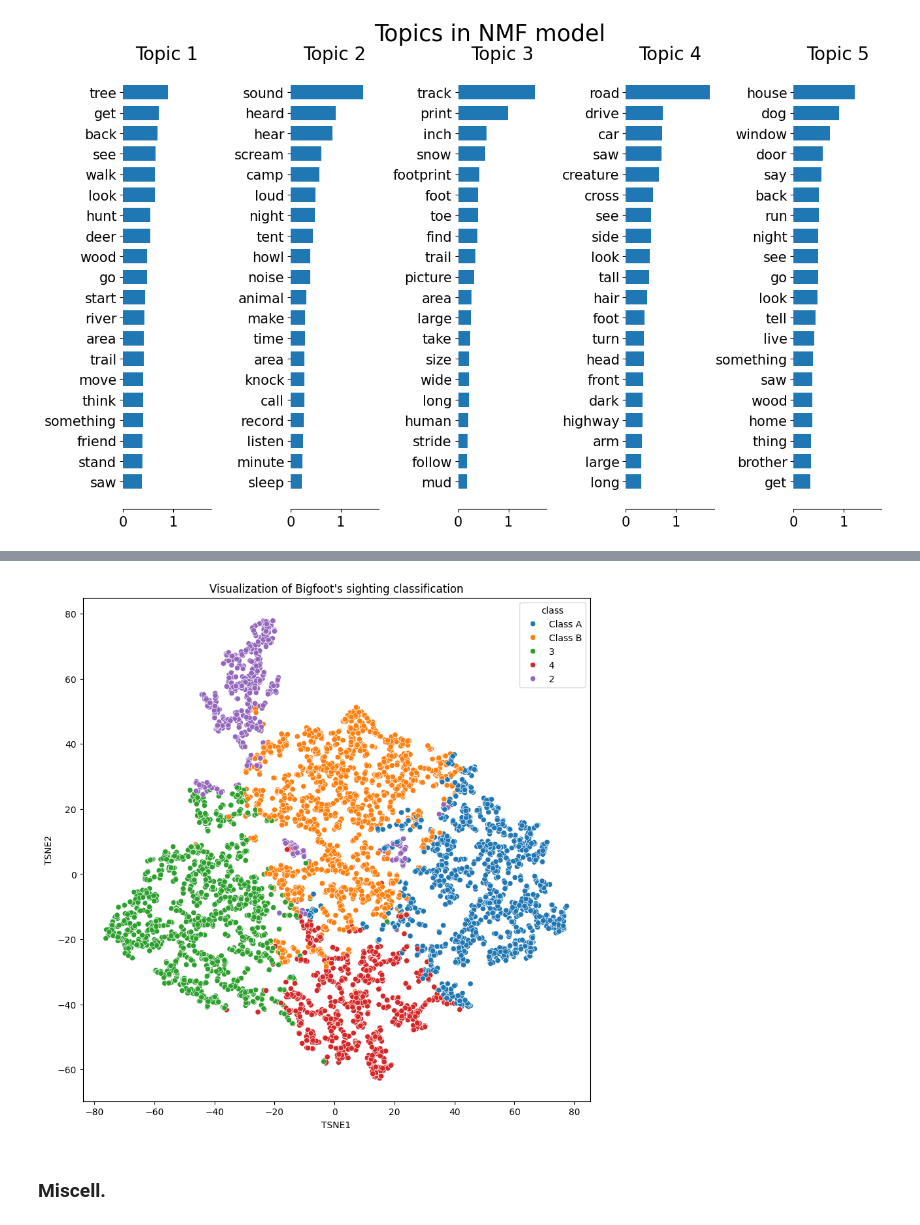
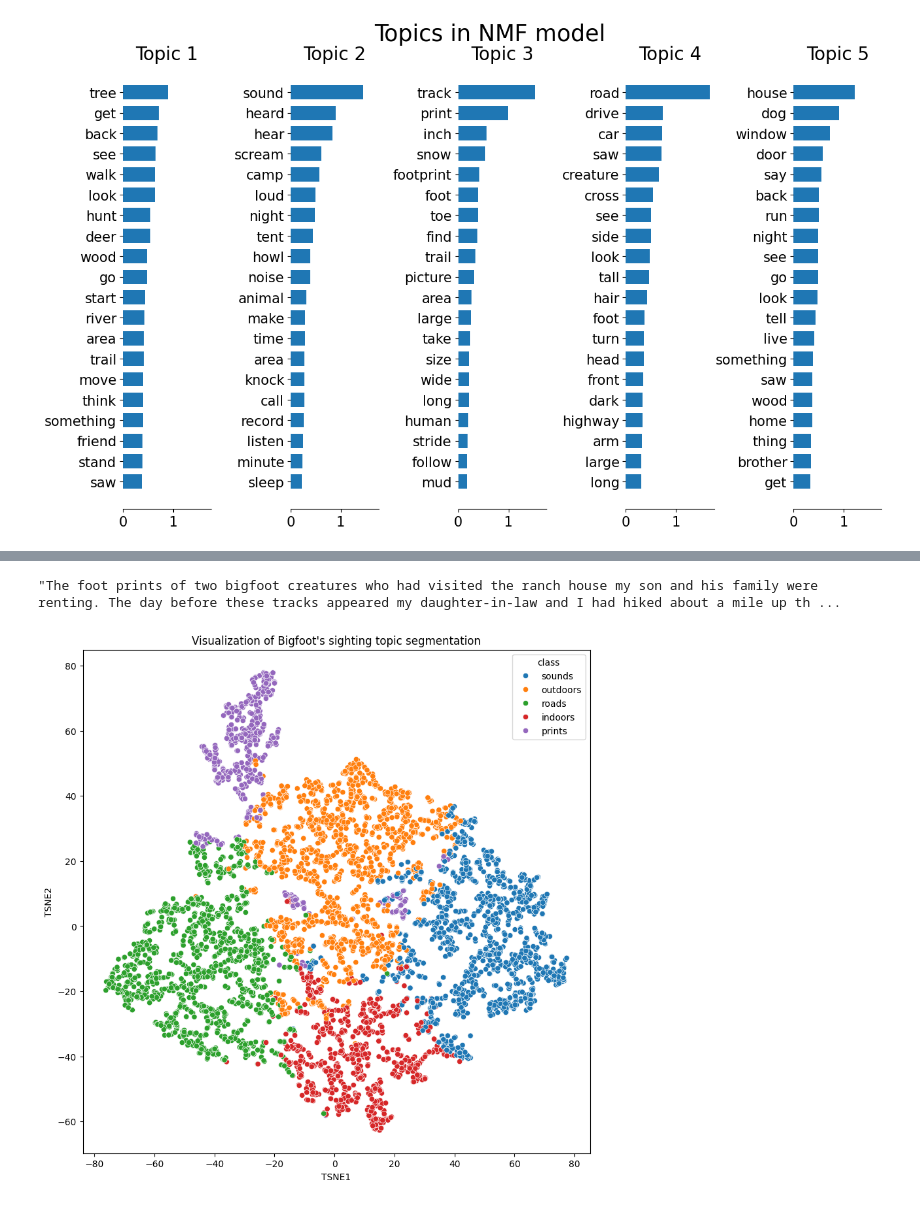
Before and after one commit to julieleung6/where_is_bigfoot, a Jupyter notebook: notebooks/modeling.ipynb, the cells around one changed output, grey strips where cells are left out. Saved outputs shown, nothing was run; the diff lists cells and outputs as text; code cells hidden in the pictures.

Commit message:
updates on models/more images

```diff
--- a/notebooks/modeling.ipynb
+++ b/notebooks/modeling.ipynb
@@ -735,7 +481,7 @@ tsne = TSNE(random_state=42, learning_rate=100)
 tsne_trans = tsne.fit_transform(H)
 tsne_trans = pd.DataFrame(tsne_trans, columns = ['TSNE1', 'TSNE2'])
 # %%
-topic_name_dict = {0: 'Class B', 1: 'Class A'}
+topic_name_dict = {0: 'outdoors', 1: 'sounds', 2: 'prints', 3: 'roads', 4: 'indoors'}
 # %%
 # for each document take the topic with the highest weight and assign the document to this class -- hard clustering.
 tsne_trans['class'] = np.argmax(H, axis = 1)
@@ -743,9 +554,11 @@ tsne_trans['class'] = tsne_trans['class'].replace(topic_name_dict)
+# %%
+dataset_orig['observed'][15]
+# %% [output]
+"The foot prints of two bigfoot creatures who had visited the ranch house my son and his family were renting. The day before these tracks appeared my daughter-in-law and I had hiked about a mile up th ...
 # %%
 plt.figure(figsize=(10,10))
 sns.scatterplot(x = 'TSNE1', y = 'TSNE2', hue = 'class', data = tsne_trans, palette = 'tab10')
-plt.title("Visualization of Bigfoot's sighting classification")
+plt.title("Visualization of Bigfoot's sighting topic segmentation")
 plt.show()
 # %% [output]
-[figure, old version]
+[figure, new version]
-# %% [markdown]
-### Miscell.
```
Also changed, not shown: parts of 78 cells of this notebook, 7 other files.
